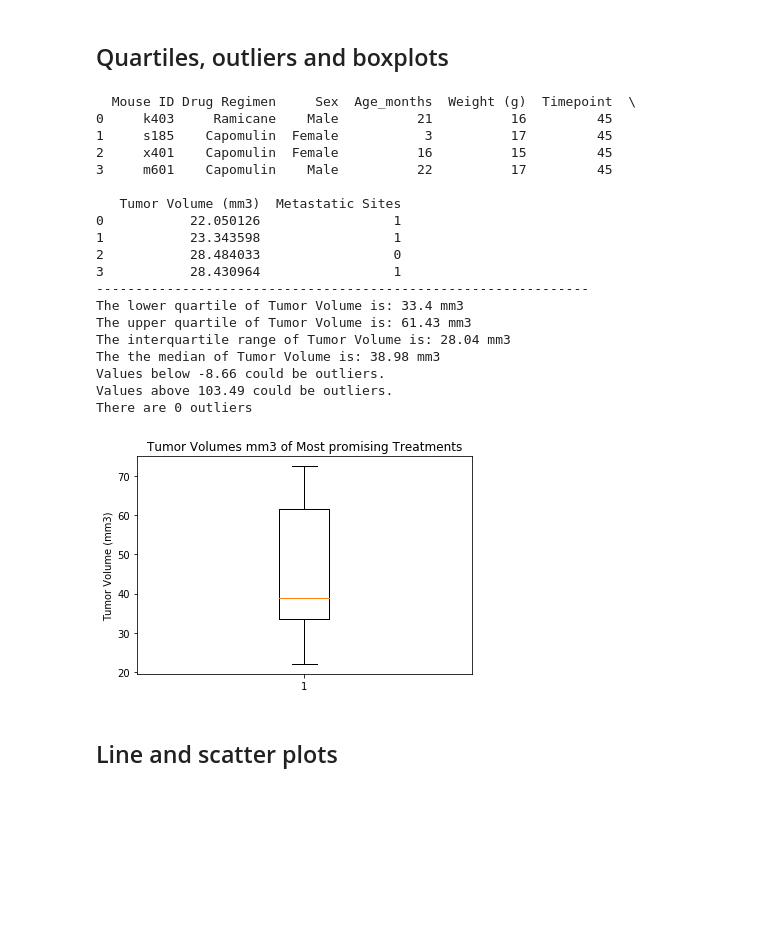
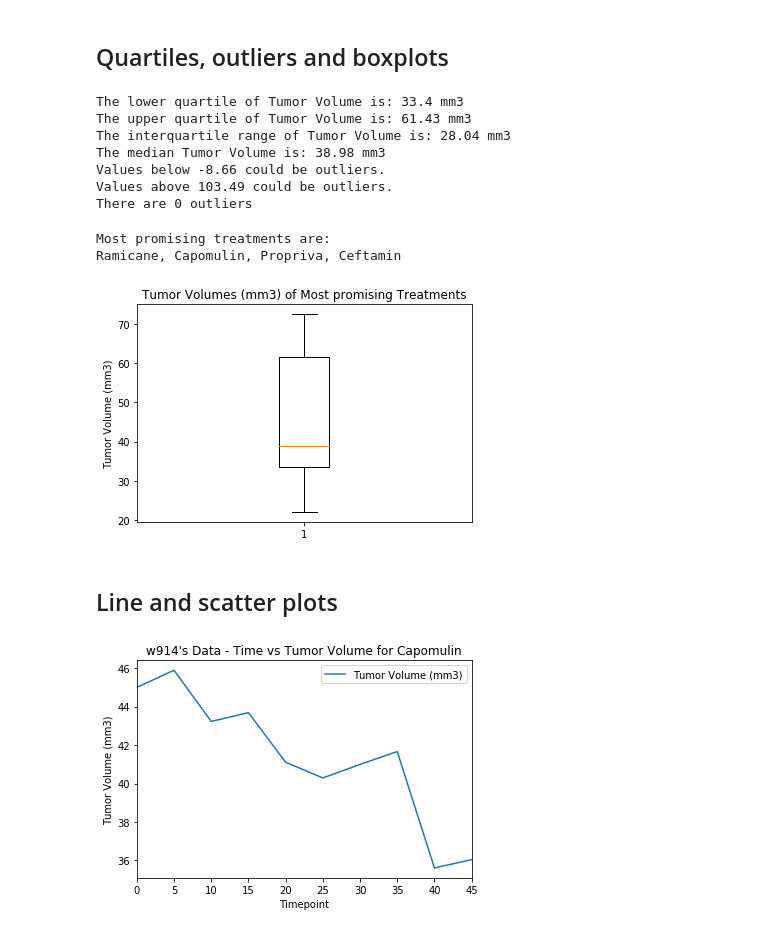
Before and after one commit to etumi/matplotlib-challenge, a Jupyter notebook: pymaceuticals_starter.ipynb, the cells around one changed output. Cells and saved outputs as stored; diff of their text form; code cells hidden in the pictures; blank space fills up the shorter version.

```diff
--- a/pymaceuticals_starter.ipynb
+++ b/pymaceuticals_starter.ipynb
@@ -104,18 +115,18 @@ best_treatments = grouped_regimen.index[:4]
 subset_results = mouse_results[mouse_results['Drug Regimen'].isin(best_treatments)]
 mice_final_vol = subset_results[subset_results['Timepoint'] == 45]
 mice_final_vol = mice_final_vol.reset_index(drop=True)
-print(mice_final_vol.head(4))
+#print(mice_final_vol.head(4))
 
 quartiles = mice_final_vol['Tumor Volume (mm3)'].quantile([.25,.5,.75])
 lowerq = quartiles[0.25]
 upperq = quartiles[0.75]
 IQR = upperq-lowerq
 
-print("------------------------------------------------------------------------")
+#print("------------------------------------------------------------------------")
 print(f"The lower quartile of Tumor Volume is: {round(lowerq,2)} mm3")
 print(f"The upper quartile of Tumor Volume is: {round(upperq,2)} mm3")
 print(f"The interquartile range of Tumor Volume is: {round(IQR,2)} mm3")
-print(f"The the median of Tumor Volume is: {round(quartiles[0.5],2)} mm3")
+print(f"The median Tumor Volume is: {round(quartiles[0.5],2)} mm3")
 
 lower_bound = lowerq - (1.5*IQR)
 upper_bound = upperq + (1.5*IQR)
@@ -125,36 +136,28 @@ print(f"Values above {round(upper_bound,2)} could be outliers.")
 
 outliers = len(mice_final_vol[mice_final_vol['Tumor Volume (mm3)'] < lower_bound]) + len(mice_final_vol[mice_final_vol['Tumor Volume (mm3)'] > upper_bound])
 
-print(f"There are {outliers} outliers")
+print(f"There are {outliers} outliers.")
 #grouped_mice = mouse_results.groupby('MouseID')['Tumor Volume (mm3)'].sum()
 # %% [output]
-  Mouse ID Drug Regimen     Sex  Age_months  Weight (g)  Timepoint  \
-0     k403     Ramicane    Male          21          16         45
-1     s185    Capomulin  Female           3          17         45
-2     x401    Capomulin  Female          16          15         45
-3     m601    Capomulin    Male          22          17         45
-
-   Tumor Volume (mm3)  Metastatic Sites
-0           22.050126                 1
-1           23.343598                 1
-2           28.484033                 0
-3           28.430964                 1
----------------------------------------------------------------
 The lower quartile of Tumor Volume is: 33.4 mm3
 The upper quartile of Tumor Volume is: 61.43 mm3
 The interquartile range of Tumor Volume is: 28.04 mm3
-The the median of Tumor Volume is: 38.98 mm3
+The median Tumor Volume is: 38.98 mm3
 Values below -8.66 could be outliers.
 Values above 103.49 could be outliers.
 There are 0 outliers
 # %%
 # Generate a box plot of the final tumor volume of each mouse across four regimens of interest
 fig1, ax1 = plt.subplots()
-ax1.set_title('Tumor Volumes mm3 of Most promising Treatments')
+ax1.set_title('Tumor Volumes (mm3) of Most promising Treatments')
 ax1.set_ylabel('Tumor Volume (mm3)')
 ax1.boxplot(mice_final_vol['Tumor Volume (mm3)'])
+print(f"Most promising treatments are:")
+print(*best_treatments, sep=', ')
 plt.show()
 # %% [output]
+Most promising treatments are:
+Ramicane, Capomulin, Propriva, Ceftamin
-[figure, old version]
+[figure, new version]
 # %% [markdown]
 ## Line and scatter plots
@@ -164,0 +164,17 @@ plt.show()
+# %%
+# Generate a line plot of time point versus tumor volume for a mouse treated with Capomulin
+selected_drug = 'Capomulin'
+mice_to_select = random.randrange(0,summary_stats.loc[selected_drug,'count'])
+sample = mouse_results[mouse_results['Drug Regimen']== selected_drug]
+sample = sample.reset_index(drop=True)
+selected_mouse_id = sample.loc[mice_to_select, 'Mouse ID']
+selected_mouse_data = sample[sample['Mouse ID']== selected_mouse_id]
+
+plot_data = selected_mouse_data[['Tumor Volume (mm3)', 'Timepoint']]
+plot_data = plot_data.set_index('Timepoint')
+line_plot = plot_data.plot(kind='line')
+line_plot.set_title(f"{selected_mouse_id}'s Data - Time vs Tumor Volume for {selected_drug}")
+line_plot.set_ylabel('Tumor Volume (mm3)')
+plt.show()
+# %% [output]
+[figure, added]
```
Also changed, not shown: parts of 5 cells of this notebook.
